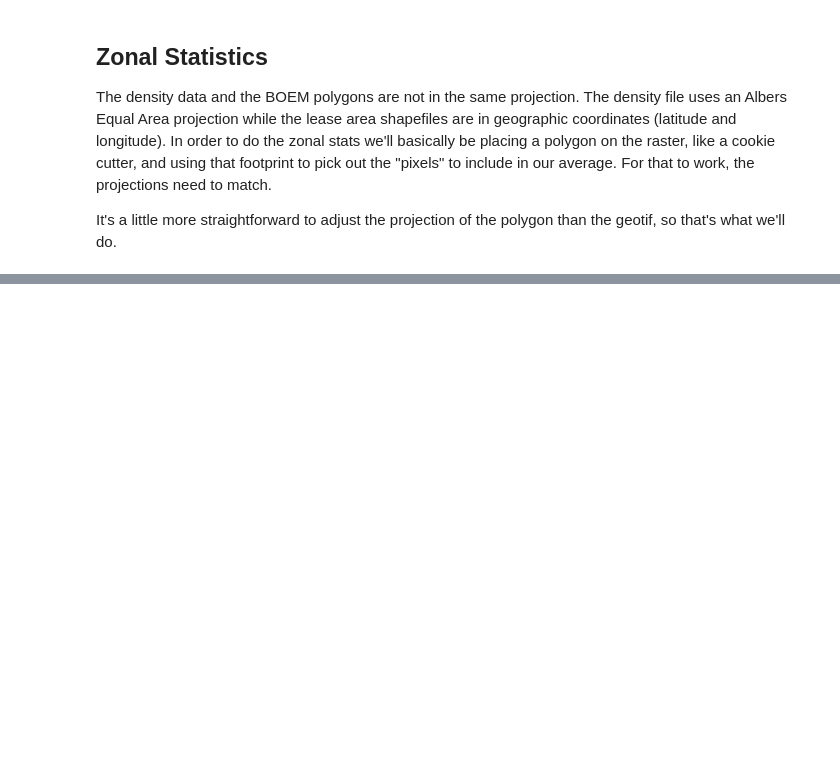
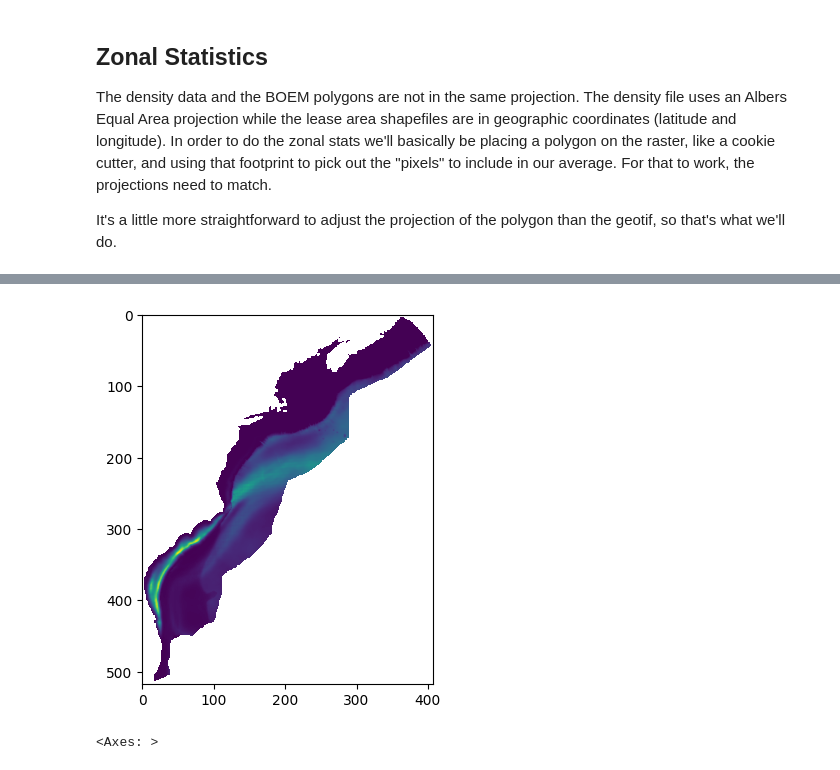
Before and after one commit to Waveform-Analytics/wa_density_demo, a Jupyter notebook: notebooks/Part2_Animal_Density_Demo.ipynb, the cells around one changed output, grey strips where cells are left out. Cells and saved outputs as stored; diff of their text form; code cells hidden in the pictures; blank space fills up the shorter version.

```diff
--- a/notebooks/Part2_Animal_Density_Demo.ipynb
+++ b/notebooks/Part2_Animal_Density_Demo.ipynb
@@ -68,2 +66,0 @@ gdf_lease_area_reprojected = gdf_lease_area.to_crs(raster_crs)
-# %%
-raster_src = rasterio.open(raster_file_path)
@@ -146,0 +78,8 @@ with rasterio.open(raster_file_path) as raster_src:
+# %%
+raster_img_masked = raster_src.read(1, masked=True)
+cmap = plt.cm.viridis  # Or any other colormap
+cmap.set_bad('white', 1.)
+show(raster_img_masked, cmap=cmap, adjust='linear')
+# %% [output]
+[figure, added]
+<Axes: >
```
Also changed, not shown: parts of 17 cells of this notebook.
